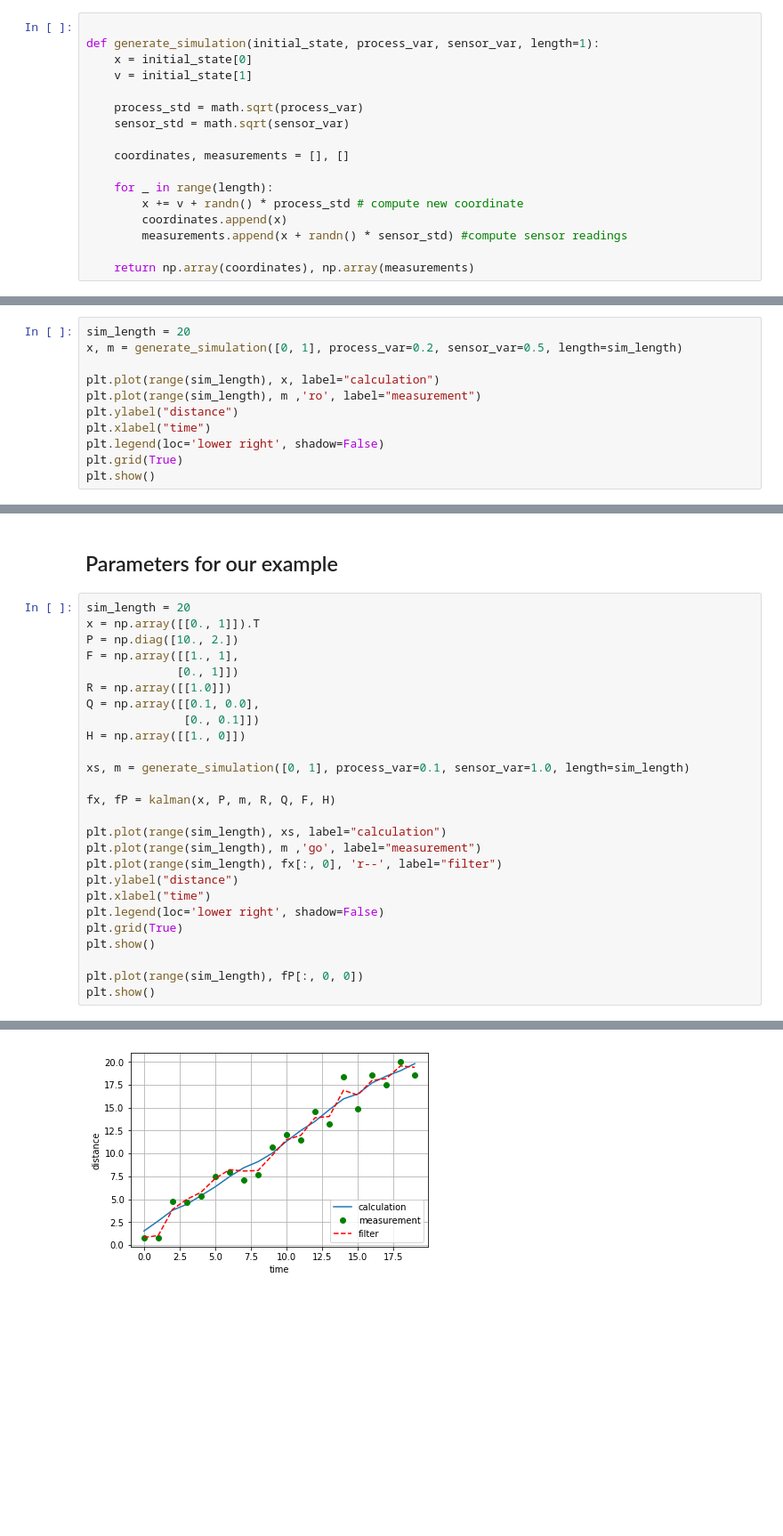
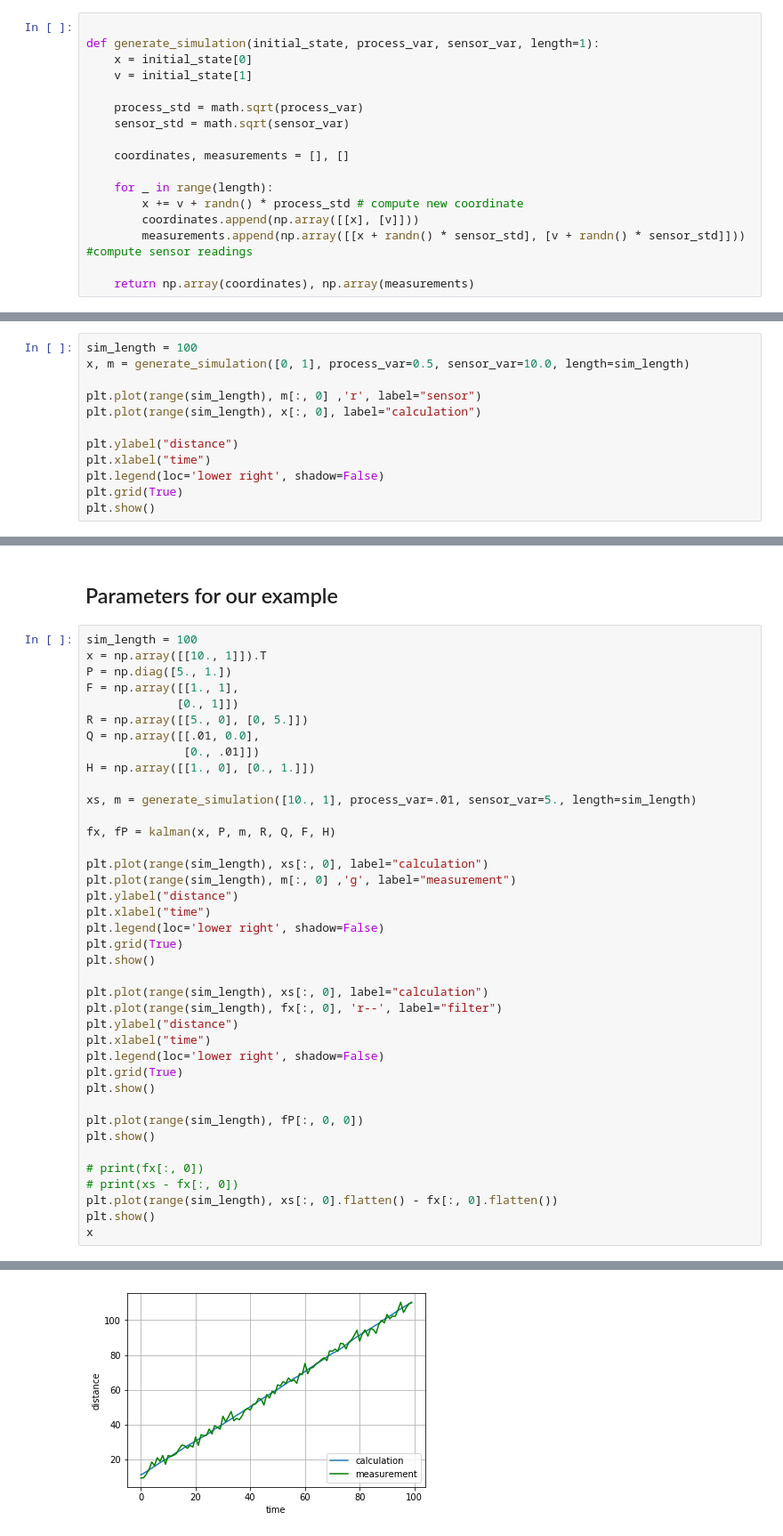
Before and after one commit to nickaleks/adaptive-kalman-filter, a Jupyter notebook: kalman filter.ipynb, the cells around one changed output, grey strips where cells are left out. Shown at 89% size. Saved outputs shown, nothing was run; the diff lists cells and outputs as text; blank space fills up the shorter version.

```diff
--- a/kalman filter.ipynb
+++ b/kalman filter.ipynb
@@ -114,8 +115,8 @@ def generate_simulation(initial_state, process_var, sensor_var, length=1):
 
     for _ in range(length):
         x += v + randn() * process_std # compute new coordinate
-        coordinates.append(x)
-        measurements.append(x + randn() * sensor_std) #compute sensor readings
+        coordinates.append(np.array([[x], [v]]))
+        measurements.append(np.array([[x + randn() * sensor_std], [v + randn() * sensor_std]])) #compute sensor readings
 
     return np.array(coordinates), np.array(measurements)
 # %% [markdown]
@@ -123,11 +124,12 @@ def generate_simulation(initial_state, process_var, sensor_var, length=1):
 
 Now let's see how results of our simulation look like.
 # %%
-sim_length = 20
-x, m = generate_simulation([0, 1], process_var=0.2, sensor_var=0.5, length=sim_length)
+sim_length = 100
+x, m = generate_simulation([0, 1], process_var=0.5, sensor_var=10.0, length=sim_length)
 
-plt.plot(range(sim_length), x, label="calculation")
-plt.plot(range(sim_length), m ,'ro', label="measurement")
+plt.plot(range(sim_length), m[:, 0] ,'r', label="sensor")
+plt.plot(range(sim_length), x[:, 0], label="calculation")
+
 plt.ylabel("distance")
 plt.xlabel("time")
 plt.legend(loc='lower right', shadow=False)
@@ -193,22 +206,29 @@ def kalman(x, P, measures, R, Q, F, H, B=0, u=0):
 # %% [markdown]
 ## Parameters for our example
 # %%
-sim_length = 20
-x = np.array([[0., 1]]).T
-P = np.diag([10., 2.])
+sim_length = 100
+x = np.array([[10., 1]]).T
+P = np.diag([5., 1.])
 F = np.array([[1., 1],
              [0., 1]])
-R = np.array([[1.0]])
-Q = np.array([[0.1, 0.0],
-              [0., 0.1]])
-H = np.array([[1., 0]])
+R = np.array([[5., 0], [0, 5.]])
+Q = np.array([[.01, 0.0],
+              [0., .01]])
+H = np.array([[1., 0], [0., 1.]])
 
-xs, m = generate_simulation([0, 1], process_var=0.1, sensor_var=1.0, length=sim_length)
+xs, m = generate_simulation([10., 1], process_var=.01, sensor_var=5., length=sim_length)
 
 fx, fP = kalman(x, P, m, R, Q, F, H)
 
-plt.plot(range(sim_length), xs, label="calculation")
-plt.plot(range(sim_length), m ,'go', label="measurement")
+plt.plot(range(sim_length), xs[:, 0], label="calculation")
+plt.plot(range(sim_length), m[:, 0] ,'g', label="measurement")
+plt.ylabel("distance")
+plt.xlabel("time")
+plt.legend(loc='lower right', shadow=False)
+plt.grid(True)
+plt.show()
+
+plt.plot(range(sim_length), xs[:, 0], label="calculation")
 plt.plot(range(sim_length), fx[:, 0], 'r--', label="filter")
 plt.ylabel("distance")
 plt.xlabel("time")
@@ -218,4 +238,10 @@ plt.show()
 
 plt.plot(range(sim_length), fP[:, 0, 0])
 plt.show()
+
+# print(fx[:, 0])
+# print(xs - fx[:, 0])
+plt.plot(range(sim_length), xs[:, 0].flatten() - fx[:, 0].flatten())
+plt.show()
+x
 # %% [output]
@@ -222 +265 @@ plt.show()
-[figure, old version]
+[figure, new version]
```
Also changed, not shown: parts of 21 cells of this notebook.
